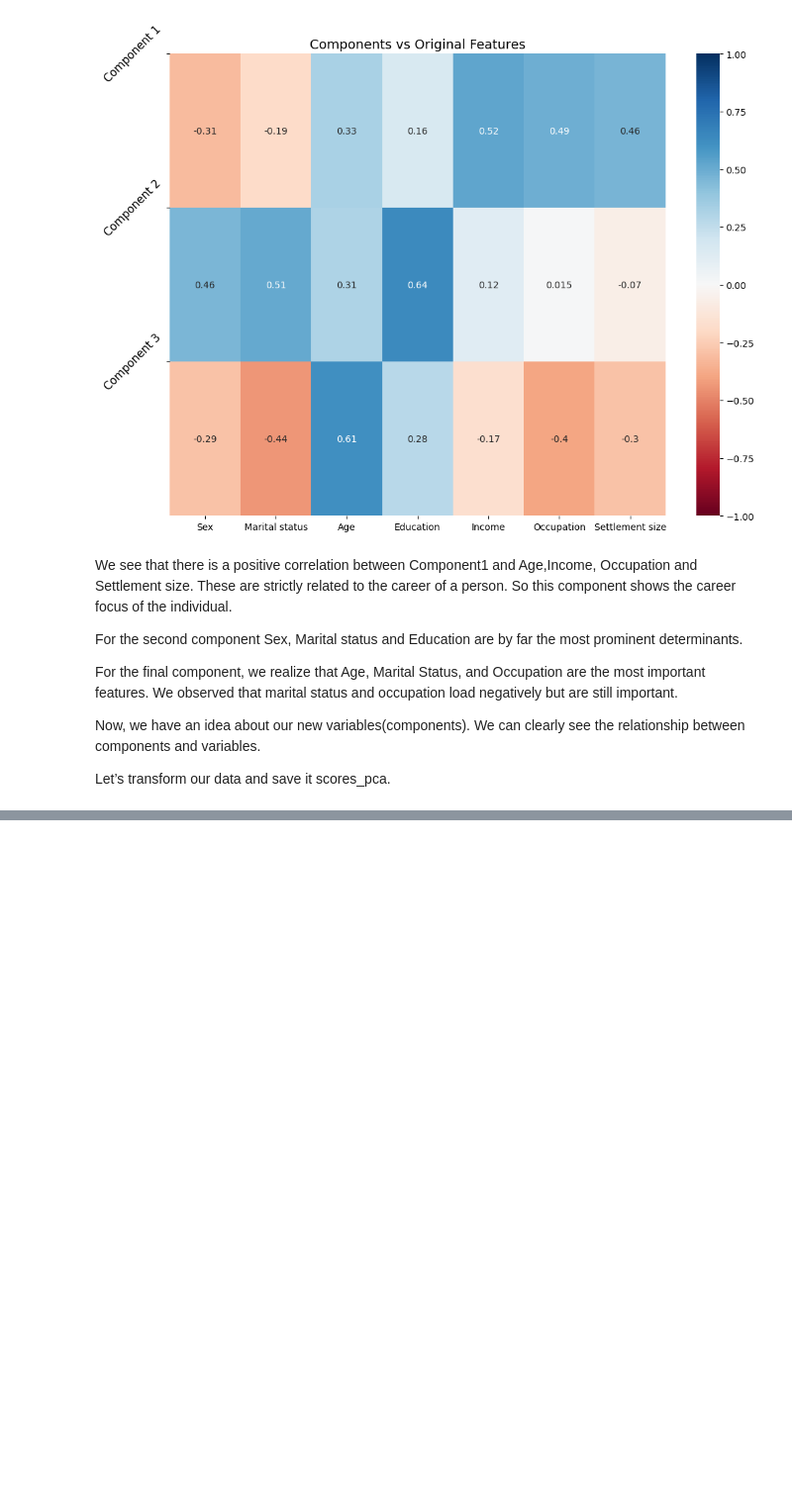
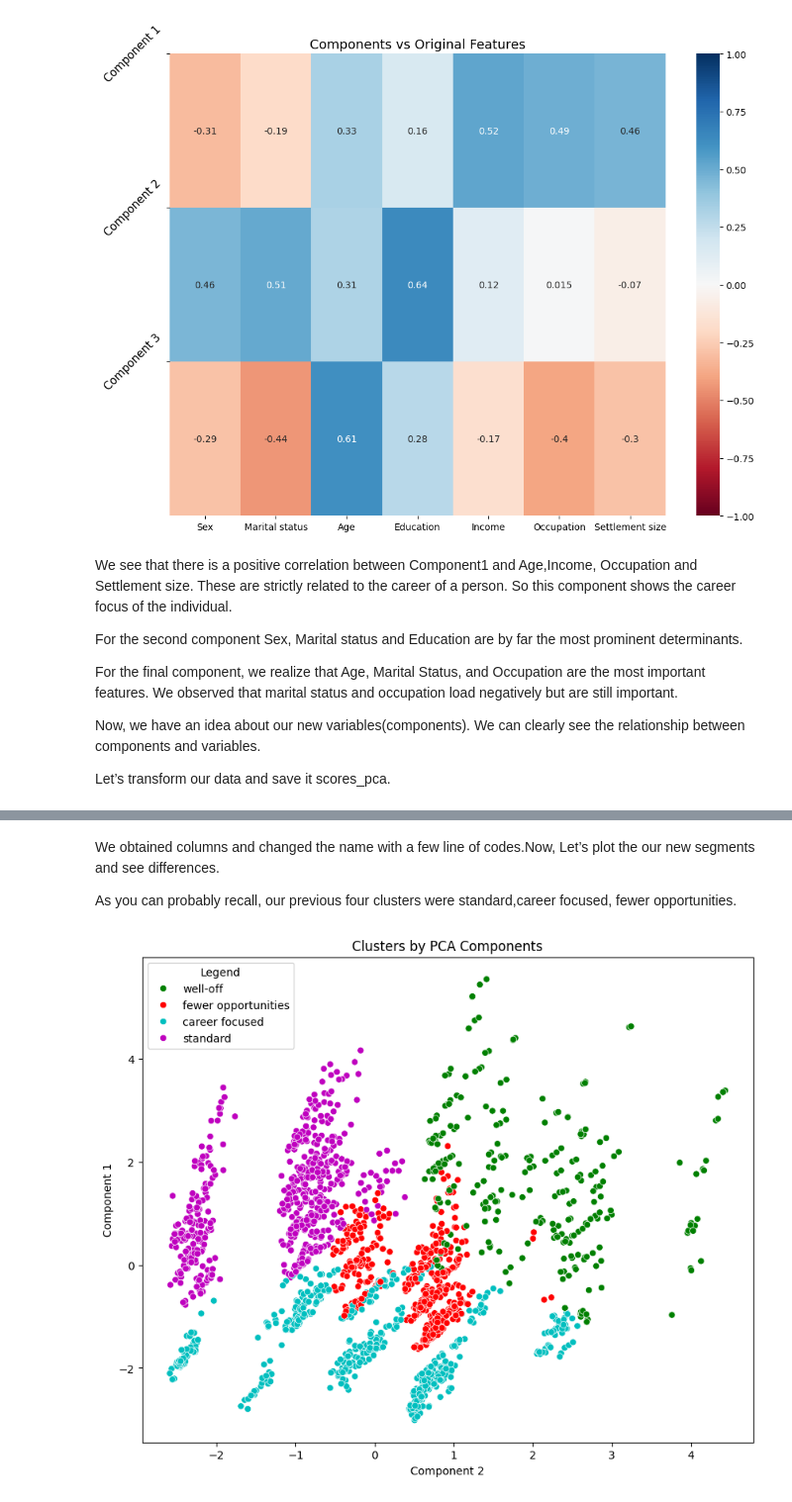
Before and after one commit to bakirmohammed1234/Machine_Learning, a Jupyter notebook: Sklearn_Models_Implementations/KMeans/Customer_Segmentation.ipynb, the cells around one changed output, grey strips where cells are left out. Shown at 99% size. Cells and saved outputs as stored; diff of their text form; code cells hidden in the pictures; blank space fills up the shorter version.

```diff
--- a/Sklearn_Models_Implementations/KMeans/Customer_Segmentation.ipynb
+++ b/Sklearn_Models_Implementations/KMeans/Customer_Segmentation.ipynb
@@ -335,0 +378,6 @@ Let’s transform our data and save it scores_pca.
+# %%
+df_segm_pca_kmeans = pd.concat([df.reset_index(drop = True), pd.DataFrame(scores_pca)], axis = 1)
+df_segm_pca_kmeans.columns.values[-3: ] = ['Component 1', 'Component 2', 'Component 3']
+
+df_segm_pca_kmeans['Segment K-means PCA'] = kmeans_pca.labels_
+df_segm_pca_kmeans.head()
@@ -335,0 +419,17 @@ Let’s transform our data and save it scores_pca.
+# %% [markdown]
+We obtained columns and changed the name with a few line of codes.Now, Let’s plot the our new segments and see differences.
+
+As you can probably recall, our previous four clusters were standard,career focused, fewer opportunities.
+# %%
+df_segm_pca_kmeans['Legend'] = df_segm_pca_kmeans['Segment K-means PCA'].map({0:'standard',
+           1:'career focused',
+           2:'fewer opportunities',
+           3:'well-off'})
+x_axis = df_segm_pca_kmeans['Component 2']
+y_axis = df_segm_pca_kmeans['Component 1']
+plt.figure(figsize = (10, 8))
+sns.scatterplot(x=x_axis, y=y_axis, hue = df_segm_pca_kmeans['Legend'], palette = ['g', 'r', 'c', 'm'])
+plt.title('Clusters by PCA Components')
+plt.show()
+# %% [output]
+[figure, added]
```
Also changed, not shown: parts of 14 cells of this notebook.
